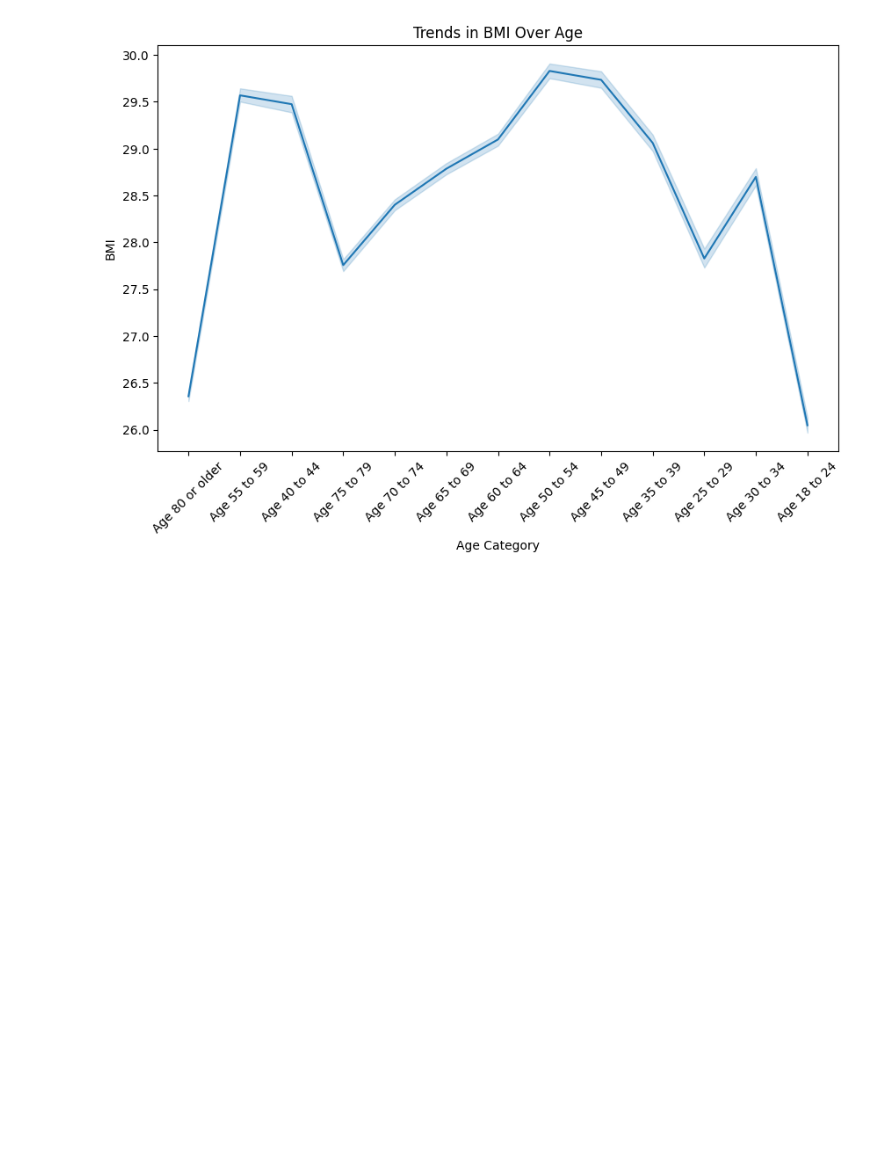
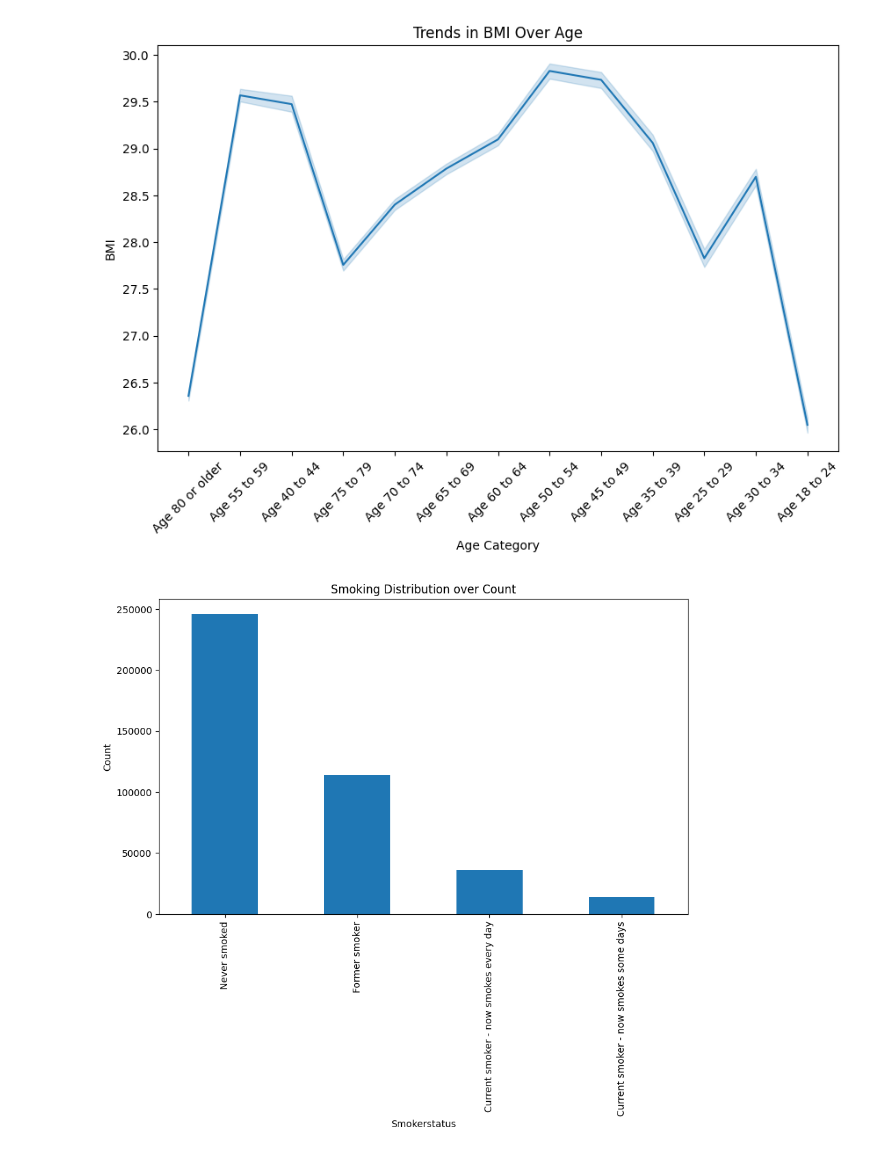
Before and after one commit to RichardKameri/pydata, a Jupyter notebook: heartanalysis.ipynb, the cells around one changed output. Cells and saved outputs as stored; diff of their text form; code cells hidden in the pictures; blank space fills up the shorter version.

```diff
--- a/heartanalysis.ipynb
+++ b/heartanalysis.ipynb
@@ -232,6 +232,9 @@ Data columns (total 21 columns):
  20  AlcoholDrinkers        398558 non-null  object
 dtypes: float64(5), object(16)
 memory usage: 71.3+ MB
+# %%
+# convert state data type to string
+df['State'] = df['State'].astype(str)
 # %%
 msno.matrix(df)
 # %% [output]
@@ -281,3 +284,13 @@ plt.xticks(rotation=45)
 plt.show()
 # %% [output]
 [figure]
+# %%
+# histogram for for smokers over frequency
+plt.figure(figsize=(10, 6))
+df['SmokerStatus'].value_counts().plot(kind='bar')
+plt.title('Smoking Distribution over Count')
+plt.xlabel('Smokerstatus')
+plt.ylabel('Count')
+plt.show()
+# %% [output]
+[figure, added]
```
Also changed, not shown: parts of 2 cells of this notebook.
